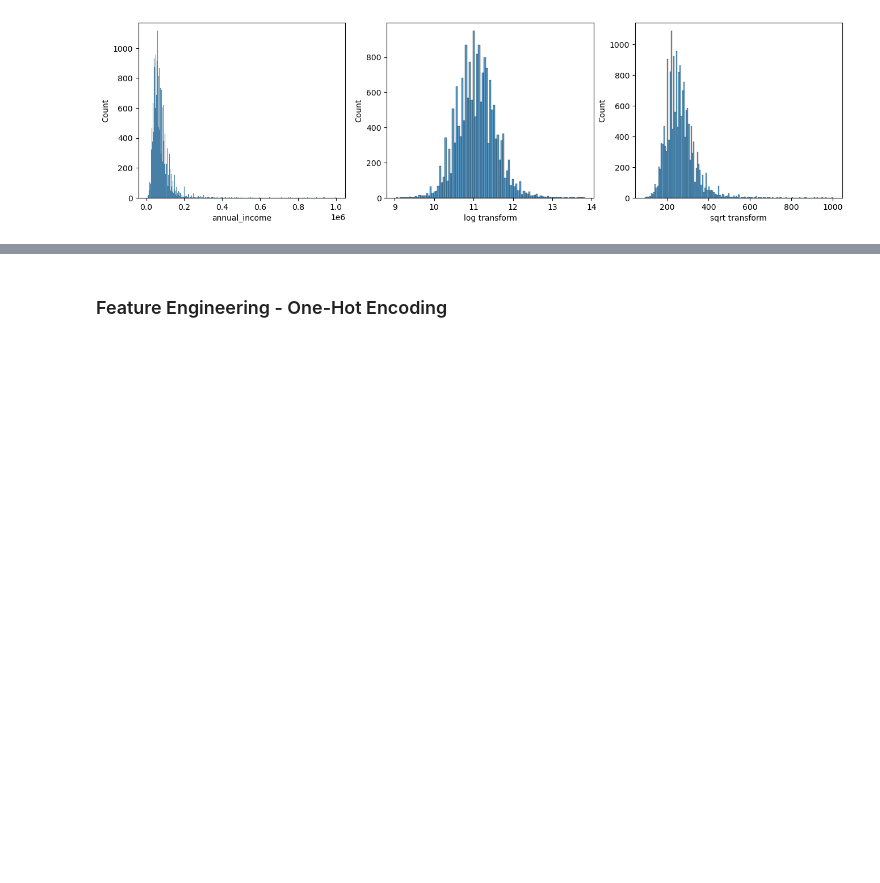
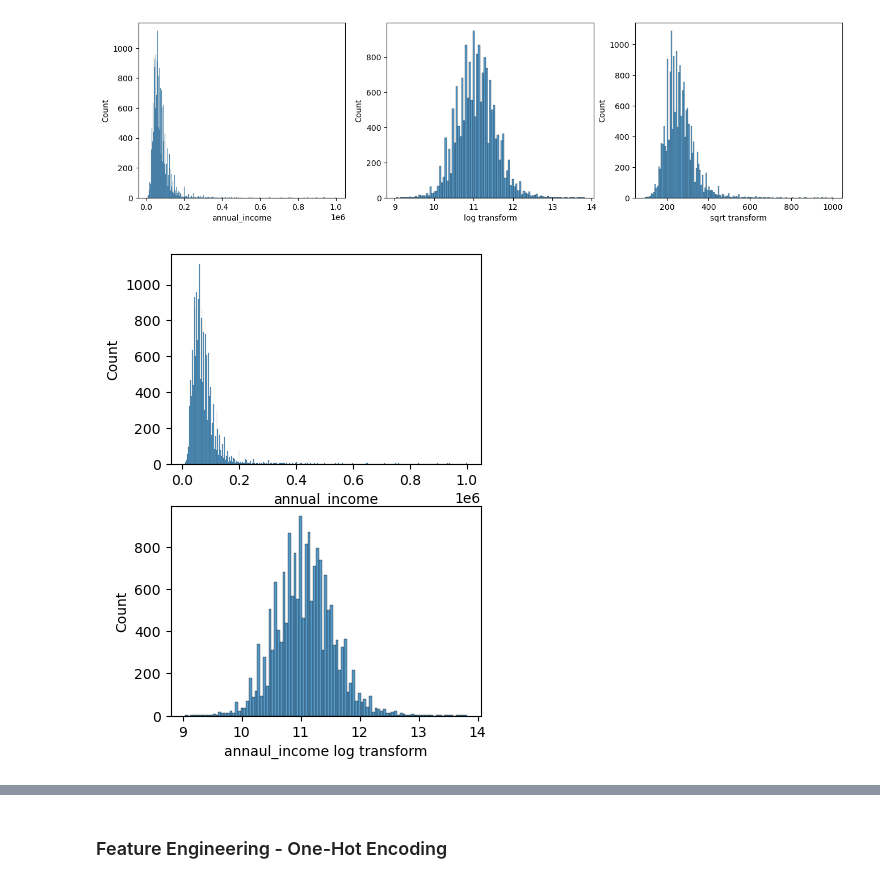
Before and after one commit to KaimiHuang/Applied_Data_Science_Project_1, a Jupyter notebook: Predict_bad_loan.ipynb, the cells around one changed output, grey strips where cells are left out. Drawn from its saved outputs; the diff is of its cells as text; code cells hidden in the pictures; blank space fills up the shorter version.

```diff
--- a/Predict_bad_loan.ipynb
+++ b/Predict_bad_loan.ipynb
@@ -547,5 +562,12 @@ sns.histplot(x=df.annual_income.apply(np.sqrt), ax=ax[2]);
 ax[2].set_xlabel('sqrt transform');
 # %% [output]
 [figure]
+# %%
+fig, ax = plt.subplots(2, 1, figsize = (4,6))
+sns.histplot(x=df.annual_income, ax=ax[0]);
+sns.histplot(x=df.annual_income.apply(lambda x: x+1).apply(np.log), ax=ax[1]);
+ax[1].set_xlabel('annaul_income log transform');
+# %% [output]
+[figure, added]
 # %%
 df['annual_income_log'] = df.annual_income.apply(lambda x: x+1).apply(np.log)
```
Also changed, not shown: parts of 20 cells of this notebook, 6 other files.
